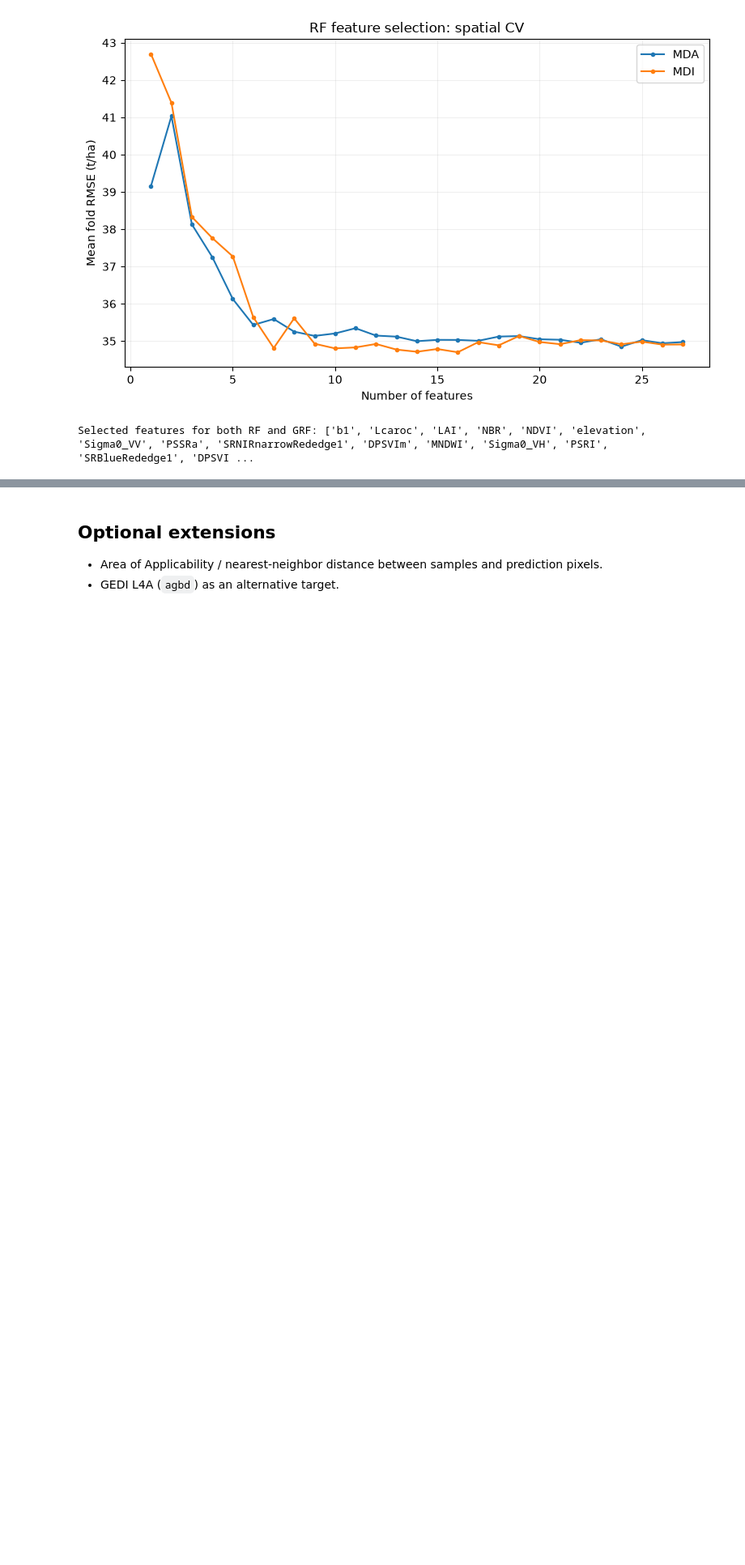
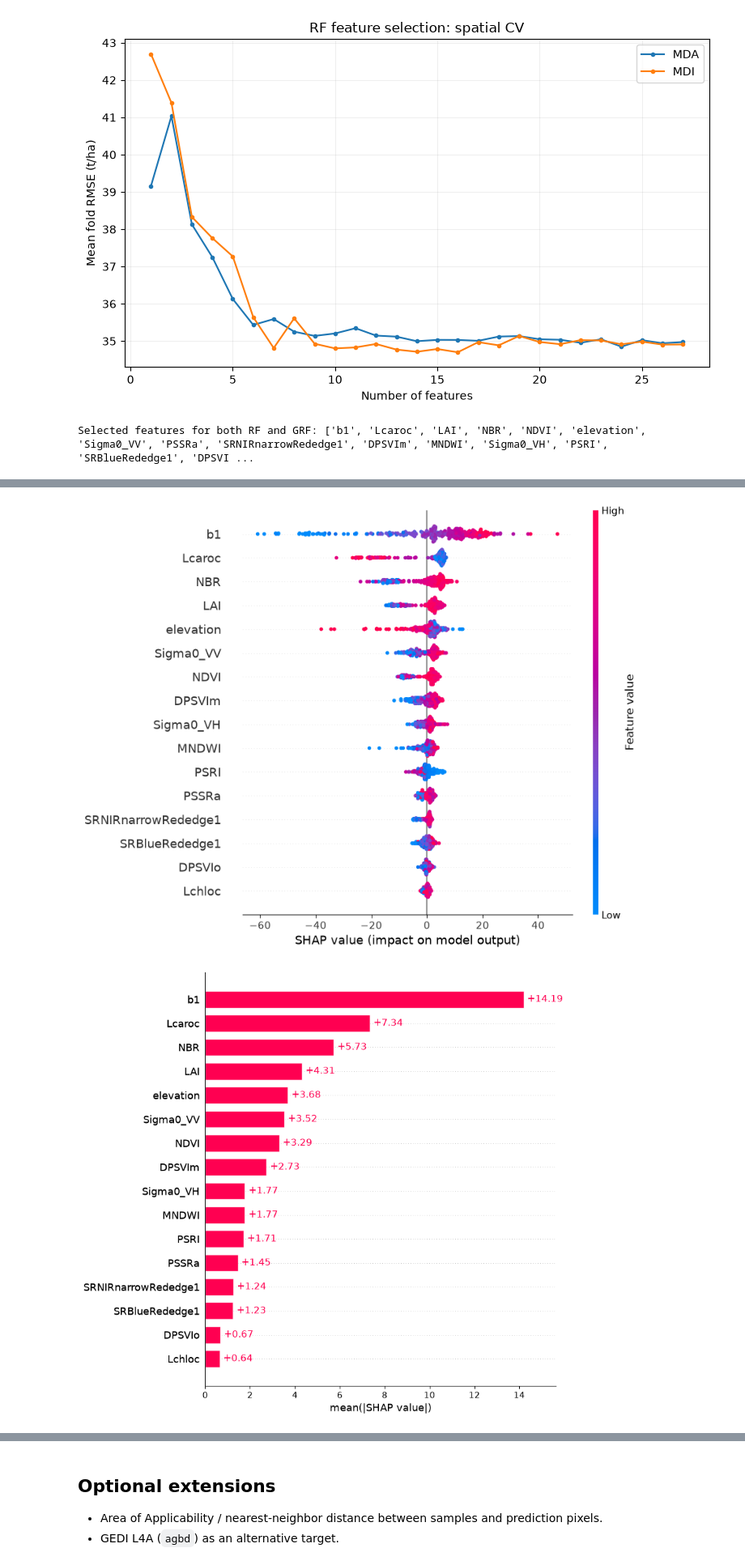
Before and after one commit to sdesena/above-ground-biomass-machine-learning, a Jupyter notebook: notebooks/biomass-spatial-aware-modeling.ipynb, the cells around one changed output, grey strips where cells are left out. Shown at 81% size. Cells and saved outputs as stored; diff of their text form; code cells hidden in the pictures; blank space fills up the shorter version.

```diff
--- a/notebooks/biomass-spatial-aware-modeling.ipynb
+++ b/notebooks/biomass-spatial-aware-modeling.ipynb
@@ -1299,4 +1659,15 @@ Inspired by `cap423-slides/06/10_GRF_Classification_PyGRF_spatialCV.ipynb`, adap
 # %%
-# TODO: explain the fitted RF and, if appropriate, the spatial model
+import shap
+
+shap_sample = X_train_scaled[selected_features].sample(
+    n=min(300, len(X_train_scaled)), random_state=SEED
+)
+rf_explainer = shap.TreeExplainer(rf_model)
+rf_shap = rf_explainer(shap_sample)
+shap.plots.beeswarm(rf_shap, max_display=min(20, len(selected_features)))
+shap.plots.bar(rf_shap, max_display=min(20, len(selected_features)))
+# %% [output]
+[figure, added]
+[figure, added]
 # %% [markdown]
 # 10. Final map
```
Also changed, not shown: parts of 25 cells of this notebook.
